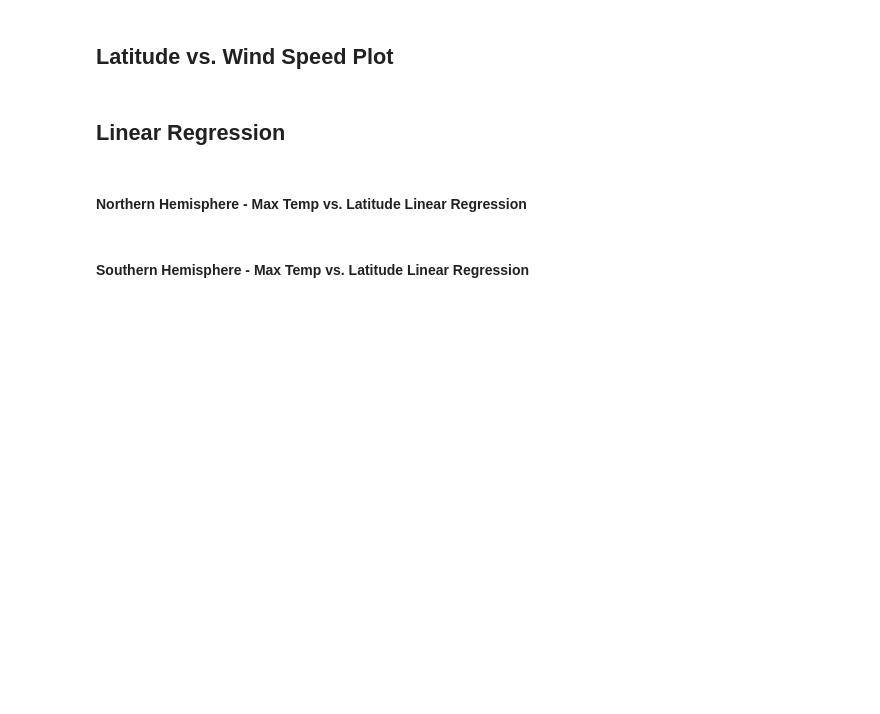
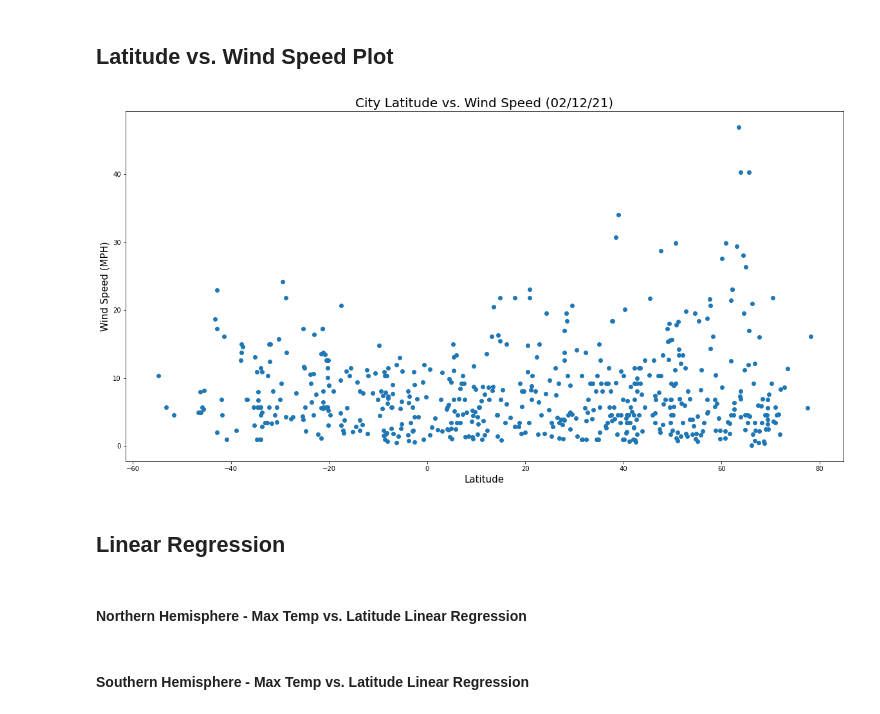
Before and after one commit to cieranmorris/Geographical-Weather-Analysis, a Jupyter notebook: WeatherPy/WeatherPy.ipynb, the cells around one changed output. Saved outputs shown, nothing was run; the diff lists cells and outputs as text; code cells hidden in the pictures; blank space fills up the shorter version.

```diff
--- a/WeatherPy/WeatherPy.ipynb
+++ b/WeatherPy/WeatherPy.ipynb
@@ -183,5 +221,23 @@ plt.show()
 # %% [markdown]
 ## Latitude vs. Wind Speed Plot
+# %%
+#define variables
+latitude = city_weather_df["Latitude"]
+wind_speed = city_weather_df["Wind Speed"]
+
+#plot figure
+plt.figure(figsize = (20,10))
+plt.scatter(latitude, wind_speed)
+
+#assign labels and save to png file
+plt.title(f"City Latitude vs. Wind Speed (%s)" % time.strftime("%x"), fontsize = 20)
+plt.xlabel("Latitude", fontsize = 15)
+plt.ylabel("Wind Speed (MPH)", fontsize = 15)
+
+plt.savefig("../Images/Latitude_vs_Wind_Speed.png")
+plt.show()
+# %% [output]
+[figure, added]
 # %% [markdown]
 ## Linear Regression
 # %% [markdown]
```
Also changed, not shown: parts of 6 cells of this notebook, 5 other files.
